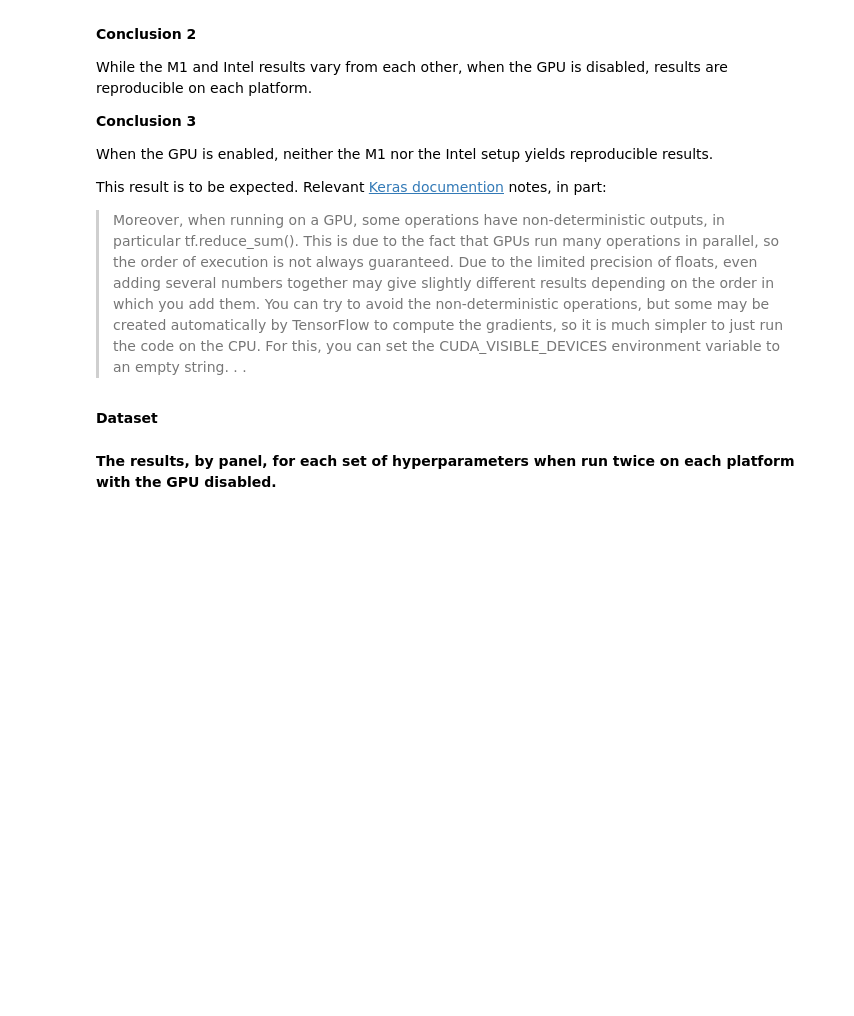
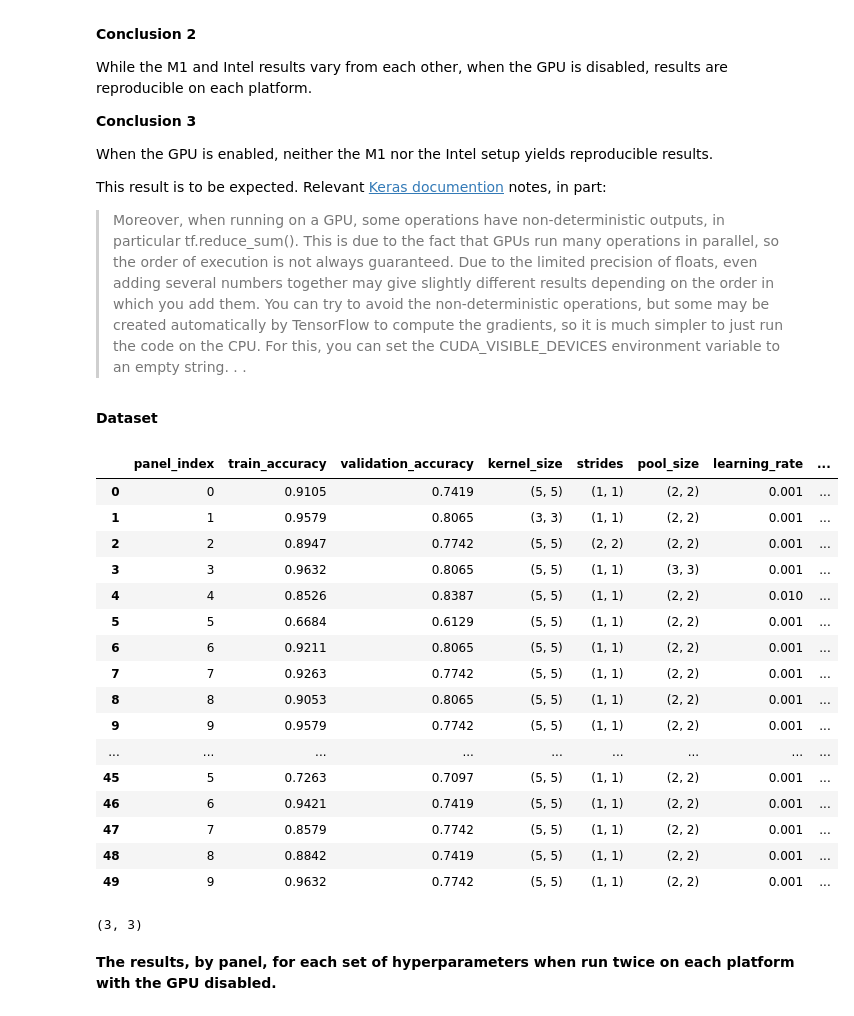
Before and after one commit to RERobbins/mids_w207_summer_22_Richard_Robbins, a Jupyter notebook: submissions/results_analysis.ipynb, the cells around one changed output. Drawn from its saved outputs; the diff is of its cells as text; code cells hidden in the pictures; blank space fills up the shorter version.

```diff
--- a/submissions/results_analysis.ipynb
+++ b/submissions/results_analysis.ipynb
@@ -34,6 +35,29 @@ import pandas as pd
 **Dataset**
 # %%
 df = pd.read_csv("homework_10_exercise_4_results.csv")
+df
+# %% [output]
+|  | panel_index | train_accuracy | validation_accuracy | kernel_size | strides | pool_size | learning_rate | ... |
+| 0 | 0 | 0.9105 | 0.7419 | (5, 5) | (1, 1) | (2, 2) | 0.001 | ... |
+| 1 | 1 | 0.9579 | 0.8065 | (3, 3) | (1, 1) | (2, 2) | 0.001 | ... |
+| 2 | 2 | 0.8947 | 0.7742 | (5, 5) | (2, 2) | (2, 2) | 0.001 | ... |
+| 3 | 3 | 0.9632 | 0.8065 | (5, 5) | (1, 1) | (3, 3) | 0.001 | ... |
+| 4 | 4 | 0.8526 | 0.8387 | (5, 5) | (1, 1) | (2, 2) | 0.010 | ... |
+| 5 | 5 | 0.6684 | 0.6129 | (5, 5) | (1, 1) | (2, 2) | 0.001 | ... |
+| 6 | 6 | 0.9211 | 0.8065 | (5, 5) | (1, 1) | (2, 2) | 0.001 | ... |
+| 7 | 7 | 0.9263 | 0.7742 | (5, 5) | (1, 1) | (2, 2) | 0.001 | ... |
+| 8 | 8 | 0.9053 | 0.8065 | (5, 5) | (1, 1) | (2, 2) | 0.001 | ... |
+| 9 | 9 | 0.9579 | 0.7742 | (5, 5) | (1, 1) | (2, 2) | 0.001 | ... |
+| ... | ... | ... | ... | ... | ... | ... | ... | ... |
+| 45 | 5 | 0.7263 | 0.7097 | (5, 5) | (1, 1) | (2, 2) | 0.001 | ... |
+| 46 | 6 | 0.9421 | 0.7419 | (5, 5) | (1, 1) | (2, 2) | 0.001 | ... |
+| 47 | 7 | 0.8579 | 0.7742 | (5, 5) | (1, 1) | (2, 2) | 0.001 | ... |
+| 48 | 8 | 0.8842 | 0.7419 | (5, 5) | (1, 1) | (2, 2) | 0.001 | ... |
+| 49 | 9 | 0.9632 | 0.7742 | (5, 5) | (1, 1) | (2, 2) | 0.001 | ... |
+# %%
+ast.literal_eval("(3,3)")
+# %% [output]
+(3, 3)
 # %% [markdown]
 **The results, by panel, for each set of hyperparameters when run twice on each platform with the GPU disabled.**
 # %%
```
Also changed, not shown: parts of 1 cell of this notebook, 2 other files.
